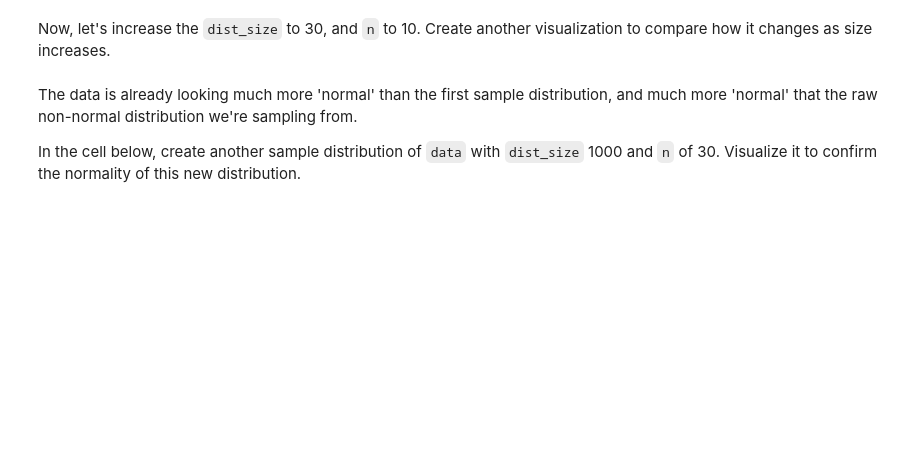
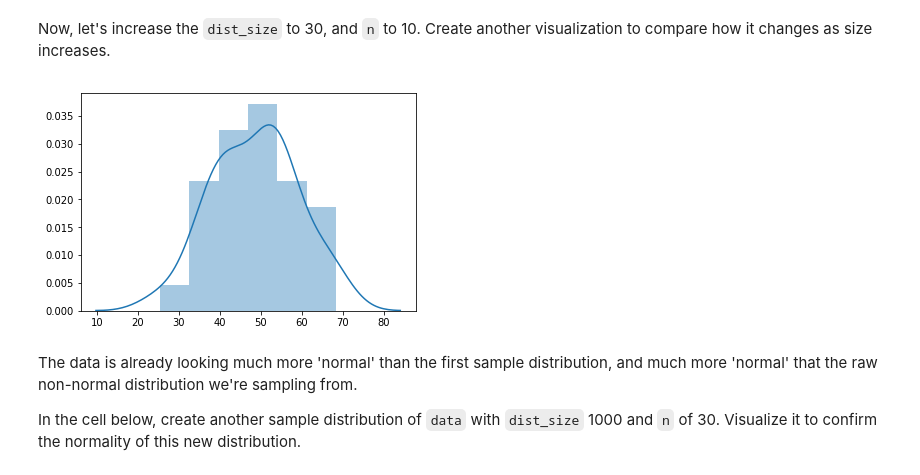
Before and after one commit to learn-co-curriculum/dsc-central-limit-theorem-lab, a Jupyter notebook: index.ipynb, the cells around one changed output. Drawn from its saved outputs; the diff is of its cells as text; code cells hidden in the pictures; blank space fills up the shorter version.

```diff
--- a/index.ipynb
+++ b/index.ipynb
@@ -84,5 +120,10 @@ In the cell below, create a sample distribution from `data` of `dist_size` 10, w
 # %% [markdown]
 Now, let's increase the `dist_size` to 30, and `n` to 10.  Create another visualization to compare how it changes as size increases.
+# %%
+sample_dist_30 = create_sample_distribution(data, 30, 10)
+sns.distplot(sample_dist_30);
+# %% [output]
+[figure, added]
 # %% [markdown]
 The data is already looking much more 'normal' than the first sample distribution, and much more 'normal' that the raw non-normal distribution we're sampling from.
 
```
Also changed, not shown: parts of 8 cells of this notebook, 6 other files.
